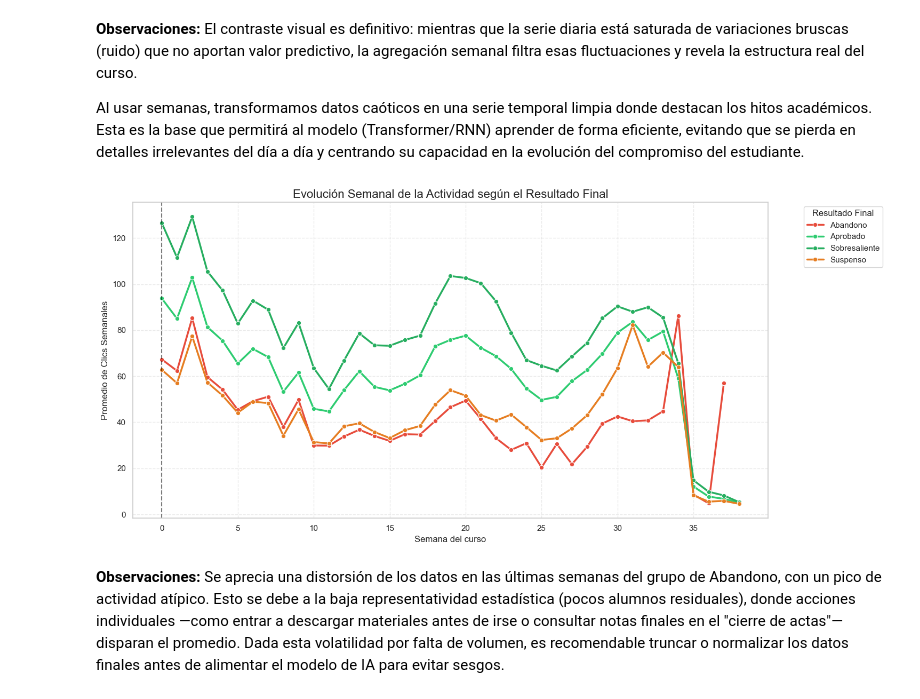
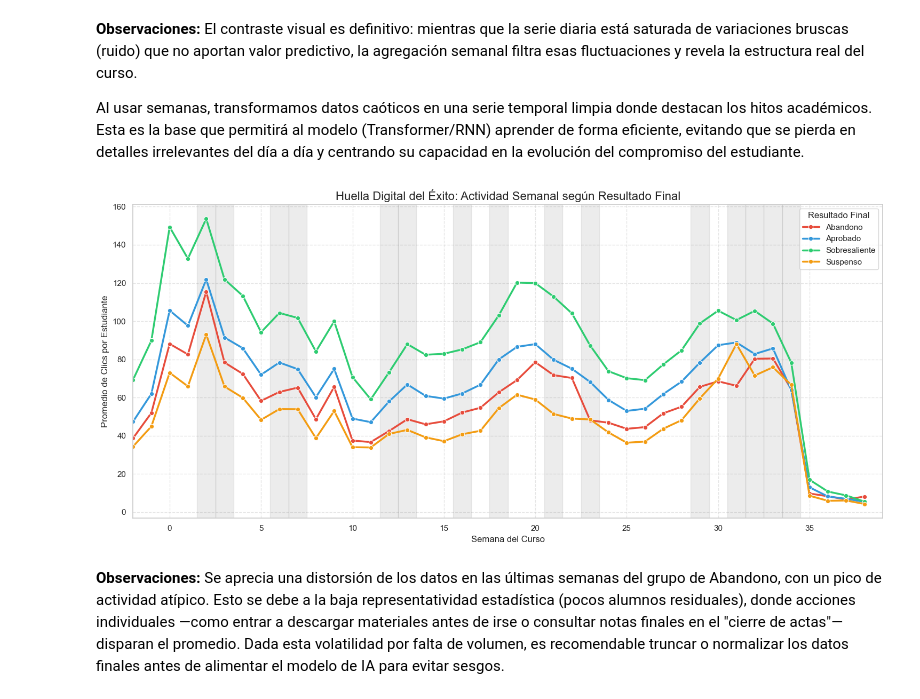
Before and after one commit to MichaeLaudrup/Artificial_Intelligence_Msc, a Jupyter notebook: TFM_education_ai_analytics/notebooks/data_exploration.ipynb, the cells around one changed output. Cells and saved outputs as stored; diff of their text form; code cells hidden in the pictures.

```diff
--- a/TFM_education_ai_analytics/notebooks/data_exploration.ipynb
+++ b/TFM_education_ai_analytics/notebooks/data_exploration.ipynb
@@ -271,37 +269,47 @@ plt.show()
 **Observaciones:** El contraste visual es definitivo: mientras que la serie diaria está saturada de variaciones bruscas (ruido) que no aportan valor predictivo, la agregación semanal filtra esas fluctuaciones y revela la estructura real del curso.
 
 Al usar semanas, transformamos datos caóticos en una serie temporal limpia donde destacan los hitos académicos. Esta es la base que permitirá al modelo (Transformer/RNN) aprender de forma eficiente, evitando que se pierda en detalles irrelevantes del día a día y centrando su capacidad en la evolución del compromiso del estudiante.
-# %%
-# 1. Agrupamos por resultado y semana, calculando el promedio de clics
-# Usamos el dataframe 'weekly_activity' que ya tiene el merge con 'final_result'
-result_trends = weekly_activity.groupby(['Resultado', 'week'])['sum_click'].mean().reset_index()
-# 2. Visualización
-plt.figure(figsize=(15, 7))
-# Definimos colores que sigan una lógica (Verdes para éxito, Rojos para fallo)
-custom_palette = {
-    'Sobresaliente': '#27ae60', # Verde oscuro
-    'Aprobado': '#2ecc71',      # Verde claro
-    'Suspenso': '#e67e22',      # Naranja
-    'Abandono': '#e74c3c'       # Rojo
-}
-sns.lineplot(
-    data=result_trends,
-    x='week',
-    y='sum_click',
-    hue='Resultado',
-    palette=custom_palette,
-    linewidth=2.5,
-    marker='o'
-)
-plt.axvline(x=0, color='black', linestyle='--', alpha=0.5)
-plt.title('Evolución Semanal de la Actividad según el Resultado Final', fontsize=16)
-plt.xlabel('Semana del curso', fontsize=12)
-plt.ylabel('Promedio de Clics Semanales', fontsize=12)
-plt.grid(True, linestyle='--', alpha=0.4)
-plt.legend(title='Resultado Final', bbox_to_anchor=(1.05, 1), loc='upper left')
-plt.tight_layout()
-plt.show()
-# %% [output]
-[figure, removed]
+# %%
+## --- ANÁLISIS POR RENDIMIENTO: ¿Quién deja de estudiar en las zonas críticas? ---
+
+# 1. Enriquecer Interacciones con el Resultado Final
+student_weekly = df_interactions.groupby(['id_student', 'week'])['sum_click'].sum().reset_index()
+student_weekly = student_weekly.merge(df_students[['id_student', 'final_result']], on='id_student', how='inner')
+
+# Traducimos etiquetas
+traduccion = {'Pass': 'Aprobado', 'Distinction': 'Sobresaliente', 'Fail': 'Suspenso', 'Withdrawn': 'Abandono'}
+student_weekly['Resultado'] = student_weekly['final_result'].map(traduccion)
+
+# 2. Calcular Promedios por Grupo
+trends_by_result = student_weekly.groupby(['Resultado', 'week'])['sum_click'].mean().reset_index()
+
+# <<< RECALCULO DE SEMANAS CRÍTICAS (Para autonomía de celda) >>>
+df_assessments['week_deadline'] = df_assessments['date'] // 7
+deadline_counts = df_assessments['week_deadline'].value_counts()
+semanas_criticas_local = deadline_counts[deadline_counts > deadline_counts.mean()].index
+
+# 3. Visualización
+plt.figure(figsize=(15, 7))
+
+# Líneas de Tendencia
+custom_colors = {'Abandono': '#e74c3c', 'Suspenso': '#f39c12', 'Aprobado': '#3498db', 'Sobresaliente': '#2ecc71'}
+sns.lineplot(data=trends_by_result, x='week', y='sum_click', hue='Resultado', palette=custom_colors, linewidth=2.5, marker='o')
+
+# Zonas de Alta Carga
+for semana in semanas_criticas_local: # Usamos la variable local
+    plt.axvspan(semana - 0.5, semana + 0.5, color='gray', alpha=0.15)
+
+# Estilos
+plt.title('Huella Digital del Éxito: Actividad Semanal según Resultado Final', fontsize=16)
+plt.ylabel('Promedio de Clics por Estudiante')
+plt.xlabel('Semana del Curso')
+plt.grid(True, linestyle='--', alpha=0.5)
+plt.legend(title='Resultado Final', loc='upper right')
+plt.xlim(-2, 39)
+
+plt.tight_layout()
+plt.show()
+# %% [output]
+[figure, added]
 # %% [markdown]
 **Observaciones:** Se aprecia una distorsión de los datos en las últimas semanas del grupo de Abandono, con un pico de actividad atípico. Esto se debe a la baja representatividad estadística (pocos alumnos residuales), donde acciones individuales —como entrar a descargar materiales antes de irse o consultar notas finales en el "cierre de actas"— disparan el promedio. Dada esta volatilidad por falta de volumen, es recomendable truncar o normalizar los datos finales antes de alimentar el modelo de IA para evitar sesgos.
```
Also changed, not shown: parts of 8 cells of this notebook, 2 other files.
